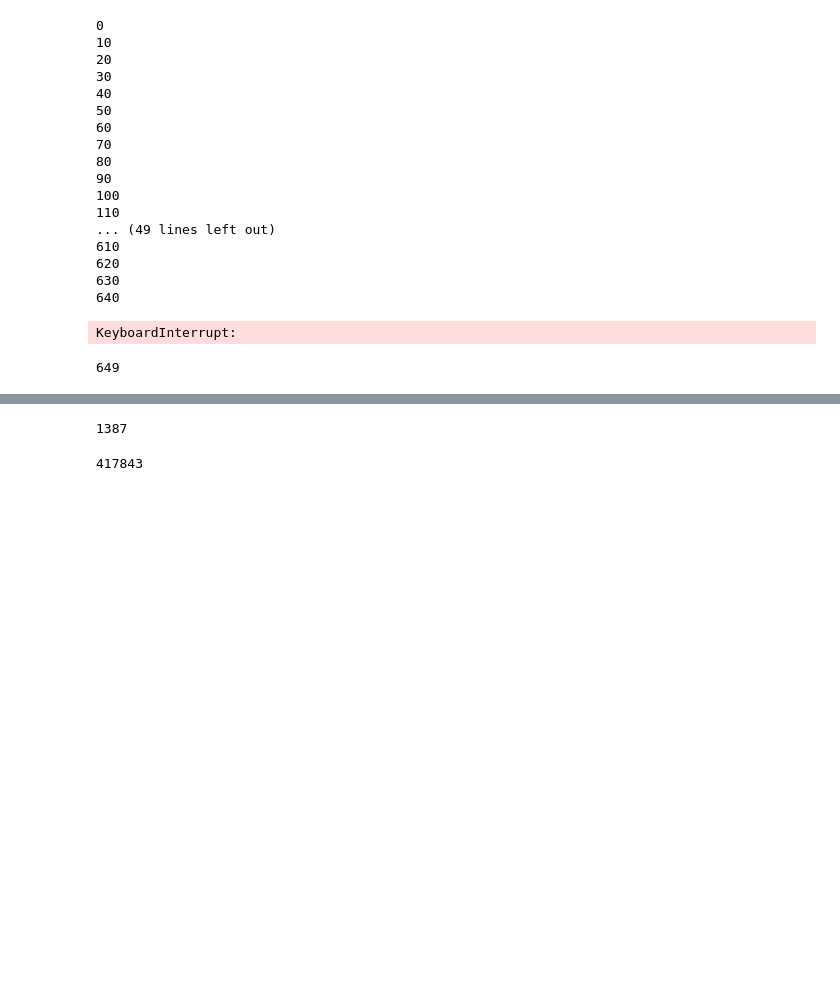
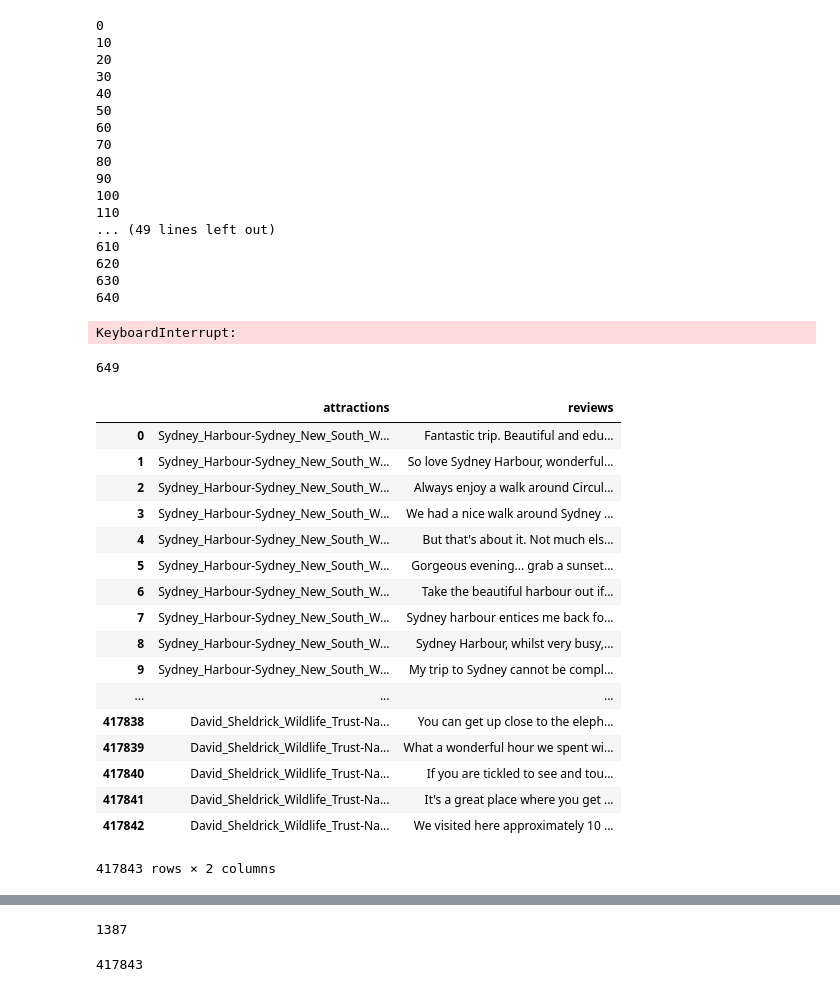
Before and after one commit to iglee/outrunJulesVerne, a Jupyter notebook: Scraping_reviews_first_round.ipynb, the cells around one changed output, grey strips where cells are left out. Saved outputs shown, nothing was run; the diff lists cells and outputs as text; code cells hidden in the pictures; blank space fills up the shorter version.

Commit message:
scrape review first round

```diff
--- a/Scraping_reviews_first_round.ipynb
+++ b/Scraping_reviews_first_round.ipynb
@@ -79,3 +79,24 @@ KeyboardInterrupt:
 len(reviews_total)
 # %% [output]
 649
+# %%
+df
+# %% [output]
+|  | attractions | reviews |
+| 0 | Sydney_Harbour-Sydney_New_South_W... | Fantastic trip. Beautiful and edu... |
+| 1 | Sydney_Harbour-Sydney_New_South_W... | So love Sydney Harbour, wonderful... |
+| 2 | Sydney_Harbour-Sydney_New_South_W... | Always enjoy a walk around Circul... |
+| 3 | Sydney_Harbour-Sydney_New_South_W... | We had a nice walk around Sydney ... |
+| 4 | Sydney_Harbour-Sydney_New_South_W... | But that's about it. Not much els... |
+| 5 | Sydney_Harbour-Sydney_New_South_W... | Gorgeous evening... grab a sunset... |
+| 6 | Sydney_Harbour-Sydney_New_South_W... | Take the beautiful harbour out if... |
+| 7 | Sydney_Harbour-Sydney_New_South_W... | Sydney harbour entices me back fo... |
+| 8 | Sydney_Harbour-Sydney_New_South_W... | Sydney Harbour, whilst very busy,... |
+| 9 | Sydney_Harbour-Sydney_New_South_W... | My trip to Sydney cannot be compl... |
+| ... | ... | ... |
+| 417838 | David_Sheldrick_Wildlife_Trust-Na... | You can get up close to the eleph... |
+| 417839 | David_Sheldrick_Wildlife_Trust-Na... | What a wonderful hour we spent wi... |
+| 417840 | David_Sheldrick_Wildlife_Trust-Na... | If you are tickled to see and tou... |
+| 417841 | David_Sheldrick_Wildlife_Trust-Na... | It's a great place where you get ... |
+| 417842 | David_Sheldrick_Wildlife_Trust-Na... | We visited here approximately 10 ... |
+417843 rows × 2 columns
```
Also changed, not shown: parts of 12 cells of this notebook.
